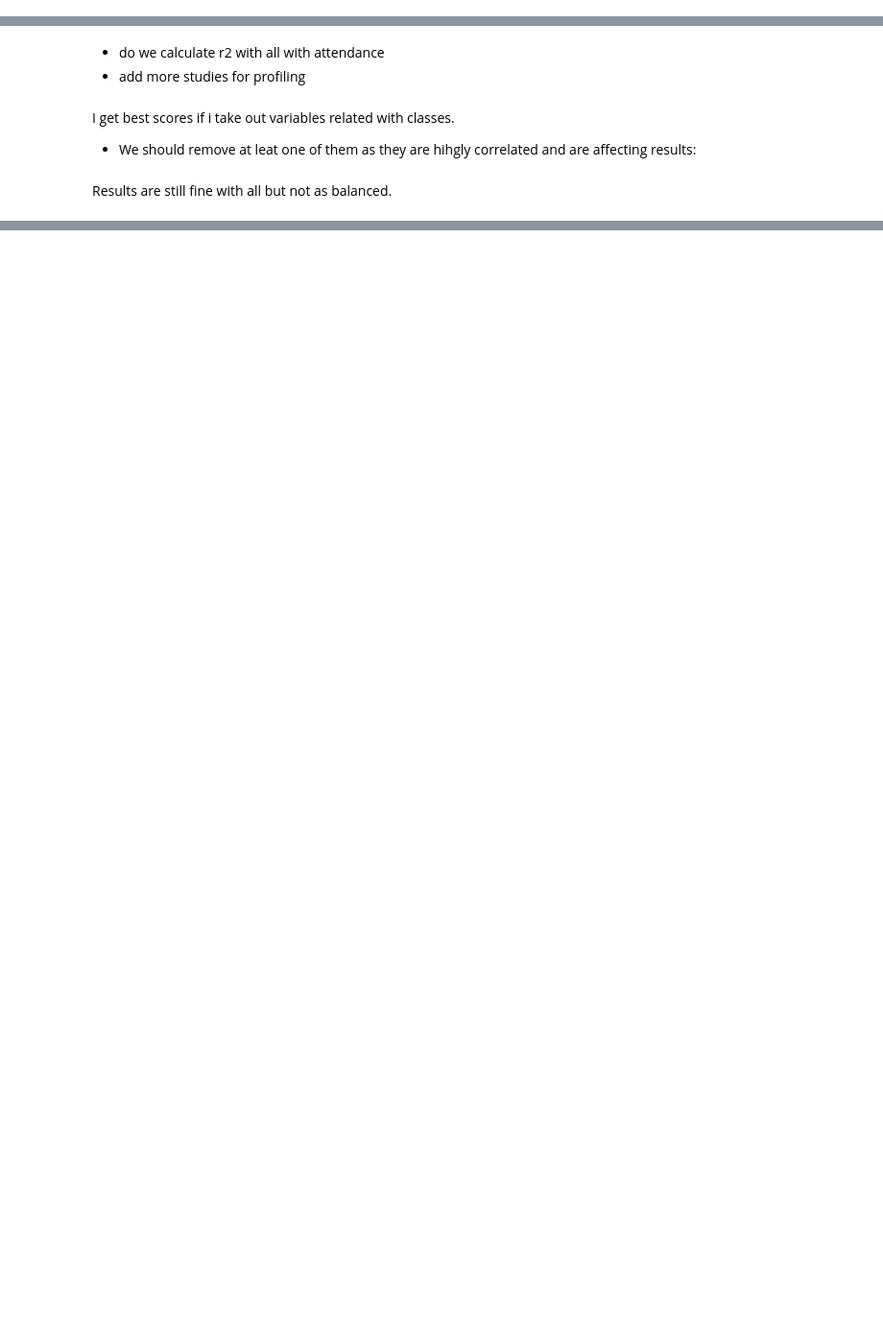
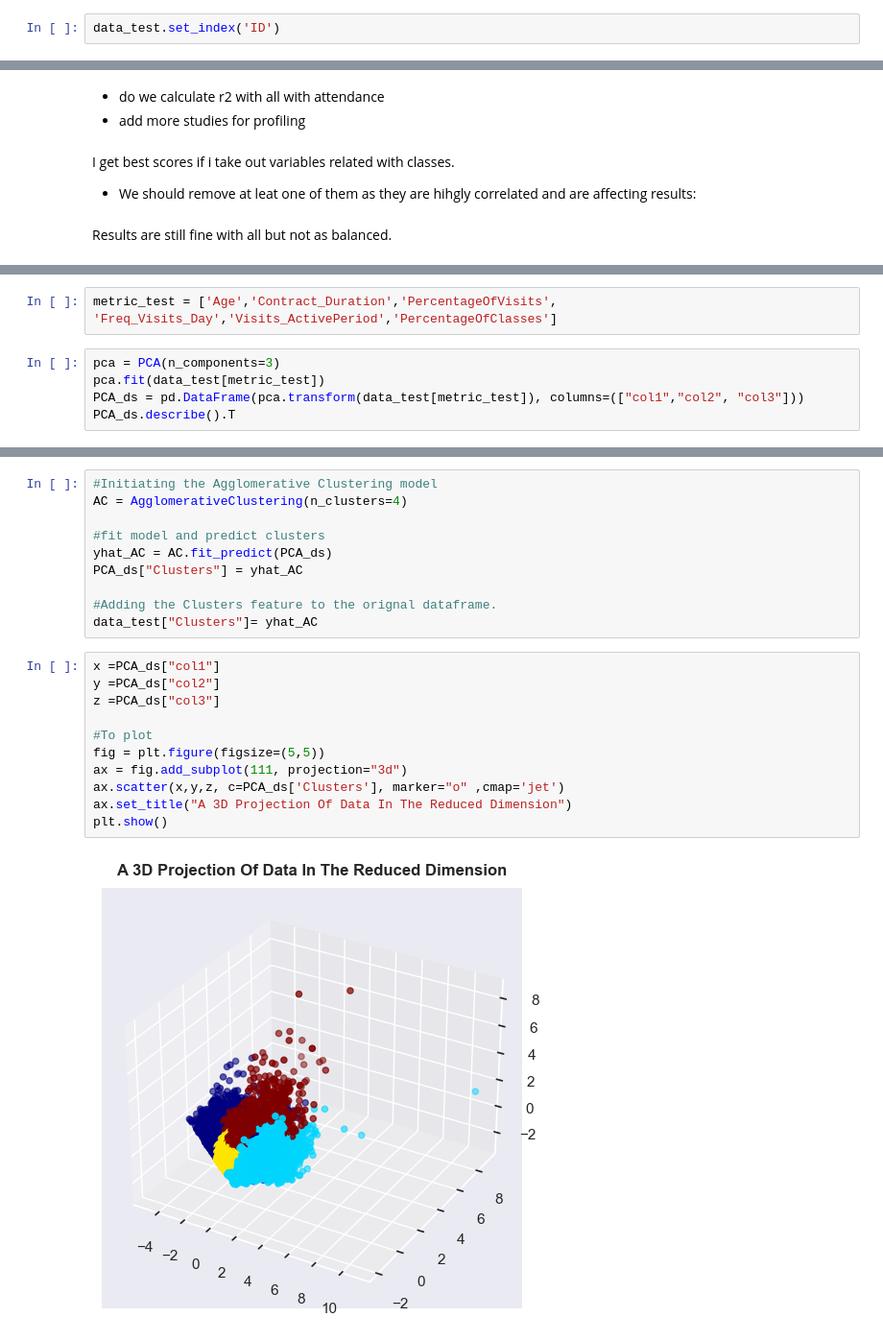
Before and after one commit to raquelxr/data-mining-proj, a Jupyter notebook: Density_Studies_S.ipynb, the cells around one changed output, grey strips where cells are left out. Shown at 96% size. Drawn from its saved outputs; the diff is of its cells as text; blank space fills up the shorter version.

```diff
--- a/Density_Studies_S.ipynb
+++ b/Density_Studies_S.ipynb
@@ -14,0 +16,2 @@ data = pd.read_csv("dataset_final.csv")
+# %%
+data_test.set_index('ID')
@@ -236,0 +279,7 @@ Results are still fine with all but not as balanced.
+# %%
+metric_test = ['Age','Contract_Duration','PercentageOfVisits', 'Freq_Visits_Day','Visits_ActivePeriod','PercentageOfClasses']
+# %%
+pca = PCA(n_components=3)
+pca.fit(data_test[metric_test])
+PCA_ds = pd.DataFrame(pca.transform(data_test[metric_test]), columns=(["col1","col2", "col3"]))
+PCA_ds.describe().T
@@ -236,0 +291,23 @@ Results are still fine with all but not as balanced.
+# %%
+#Initiating the Agglomerative Clustering model
+AC = AgglomerativeClustering(n_clusters=4)
+
+#fit model and predict clusters
+yhat_AC = AC.fit_predict(PCA_ds)
+PCA_ds["Clusters"] = yhat_AC
+
+#Adding the Clusters feature to the orignal dataframe.
+data_test["Clusters"]= yhat_AC
+# %%
+x =PCA_ds["col1"]
+y =PCA_ds["col2"]
+z =PCA_ds["col3"]
+
+#To plot
+fig = plt.figure(figsize=(5,5))
+ax = fig.add_subplot(111, projection="3d")
+ax.scatter(x,y,z, c=PCA_ds['Clusters'], marker="o" ,cmap='jet')
+ax.set_title("A 3D Projection Of Data In The Reduced Dimension")
+plt.show()
+# %% [output]
+[figure, added]
```
Also changed, not shown: parts of 19 cells of this notebook, 1 other file.
